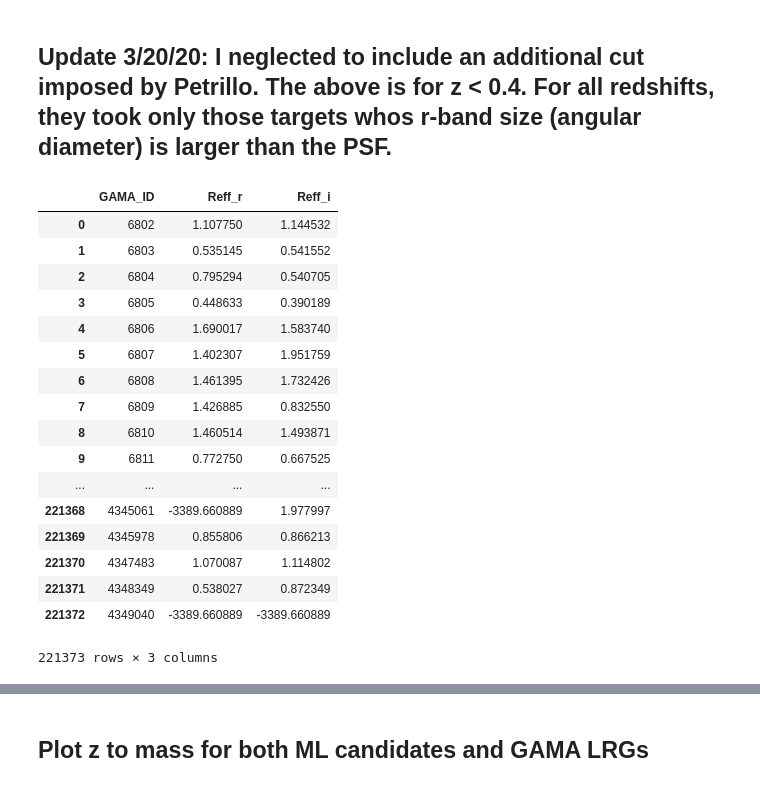
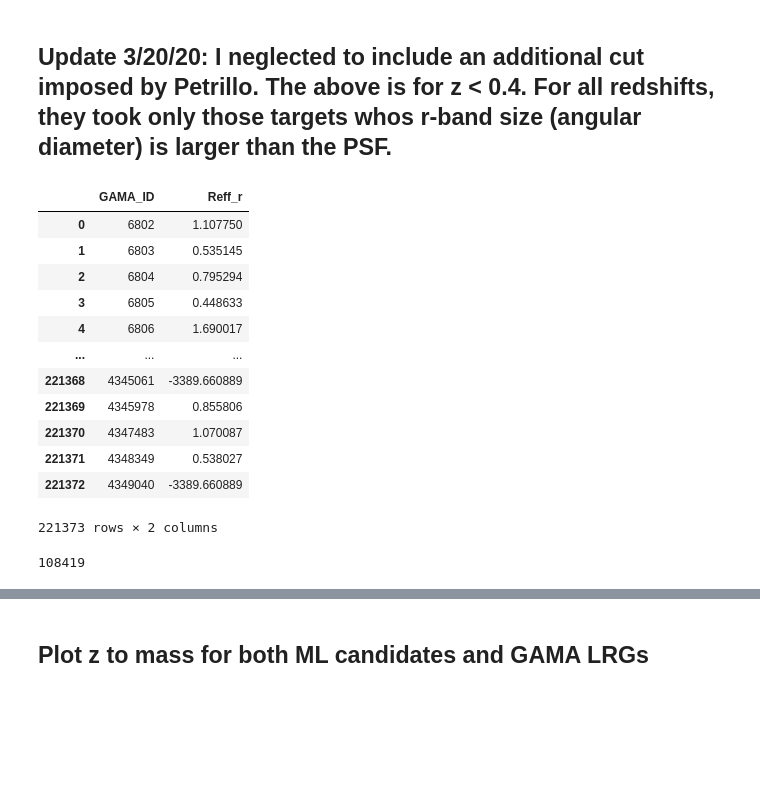
Before and after one commit to shawnknabel/lens_methods, a Jupyter notebook: Notebook_Files/KS_tests/K-S_tests_Mac_032020.ipynb, the cells around one changed output, grey strips where cells are left out. Drawn from its saved outputs; the diff is of its cells as text; code cells hidden in the pictures; blank space fills up the shorter version.

```diff
--- a/Notebook_Files/KS_tests/K-S_tests_Mac_032020.ipynb
+++ b/Notebook_Files/KS_tests/K-S_tests_Mac_032020.ipynb
@@ -248,43 +376,41 @@ gama_LRG_1
 # %%
 # load in Sersic photometric data to get effective radii
 # Columns GALRE_r and GALRE_i are effective radii in r and i bands
 hdul = fits.open('/home/shawn/Desktop/gravitational_lensing_research/FITS_Files/SersicCatSDSS.fits')  # open a FITS file
 photometry = hdul[1].data  # assume the first extension is a table
 #print(hdul[1].columns)
 
 Reff_GAMA_ID = photometry['CATAID']
-Reff_i = photometry['GALRE_i']
+#Reff_i = photometry['GALRE_i']
 Reff_r = photometry['GALRE_r']
 
-Reff_data = list(zip(Reff_GAMA_ID, Reff_r, Reff_i))
+Reff_data = list(zip(Reff_GAMA_ID, Reff_r))#, Reff_i))
 Reff = pd.DataFrame(Reff_data, columns = ['GAMA_ID',
-                                                    'Reff_r',
-                                                    'Reff_i'])
+                                                    'Reff_r'])
+                                                    #'Reff_i'])
 
 Reff
 #print(zoo_data.columns)
 # %% [output]
-|  | GAMA_ID | Reff_r | Reff_i |
-| 0 | 6802 | 1.107750 | 1.144532 |
-| 1 | 6803 | 0.535145 | 0.541552 |
-| 2 | 6804 | 0.795294 | 0.540705 |
-| 3 | 6805 | 0.448633 | 0.390189 |
-| 4 | 6806 | 1.690017 | 1.583740 |
-| 5 | 6807 | 1.402307 | 1.951759 |
-| 6 | 6808 | 1.461395 | 1.732426 |
-| 7 | 6809 | 1.426885 | 0.832550 |
-| 8 | 6810 | 1.460514 | 1.493871 |
-| 9 | 6811 | 0.772750 | 0.667525 |
-| ... | ... | ... | ... |
-| 221368 | 4345061 | -3389.660889 | 1.977997 |
-| 221369 | 4345978 | 0.855806 | 0.866213 |
-| 221370 | 4347483 | 1.070087 | 1.114802 |
-| 221371 | 4348349 | 0.538027 | 0.872349 |
-| 221372 | 4349040 | -3389.660889 | -3389.660889 |
+|  | GAMA_ID | Reff_r |
+| 0 | 6802 | 1.107750 |
+| 1 | 6803 | 0.535145 |
+| 2 | 6804 | 0.795294 |
+| 3 | 6805 | 0.448633 |
+| 4 | 6806 | 1.690017 |
+| ... | ... | ... |
+| 221368 | 4345061 | -3389.660889 |
+| 221369 | 4345978 | 0.855806 |
+| 221370 | 4347483 | 1.070087 |
+| 221371 | 4348349 | 0.538027 |
+| 221372 | 4349040 | -3389.660889 |
-221373 rows × 3 columns
+221373 rows × 2 columns
 # %%
 gama = pd.merge(magphys, Reff, on = 'GAMA_ID')
 # take sources whose angular diameter is > 0.65 and remove crazy data (Reff_r > 100)
-gama_LRG_2 = gama[(2*gama.Reff_r > 0.65) & (gama.Reff_r < 100) & (gama.Z > 0.4) & (gama.Z < 0.5)]
+gama_LRG = gama[(gama.Reff_r > 0.65) & (gama.r < 20) & (gama.Z < 2)] #& (gama.Z > 0.4) & (gama.Z < 0.5)]
+len(gama_LRG)
+# %% [output]
+108419
 # %%
 # Concatanate two datasets into one LRG sample.
```
Also changed, not shown: parts of 26 cells of this notebook, 36 other files.
